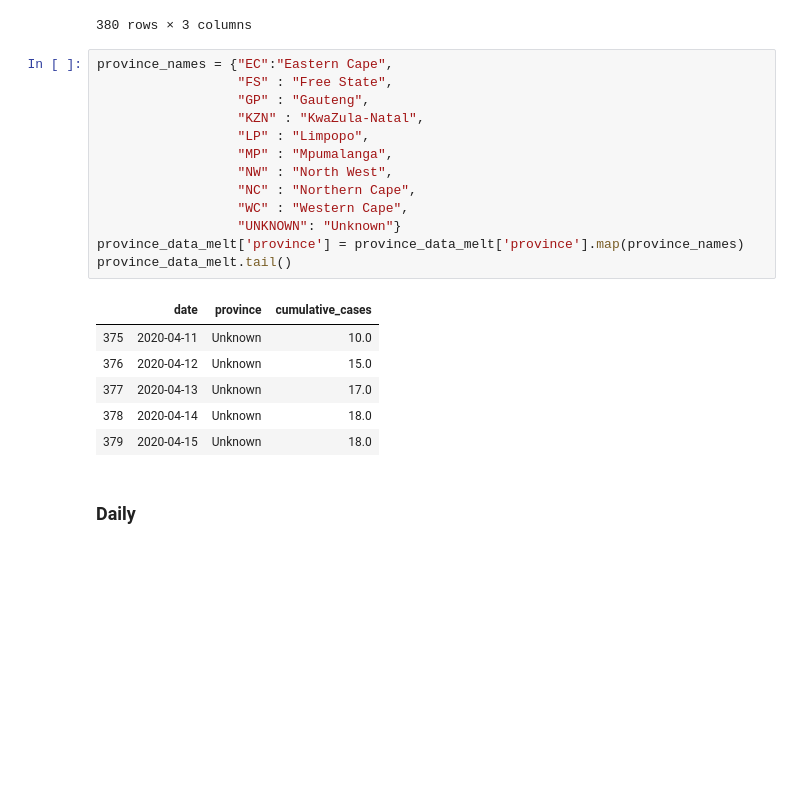
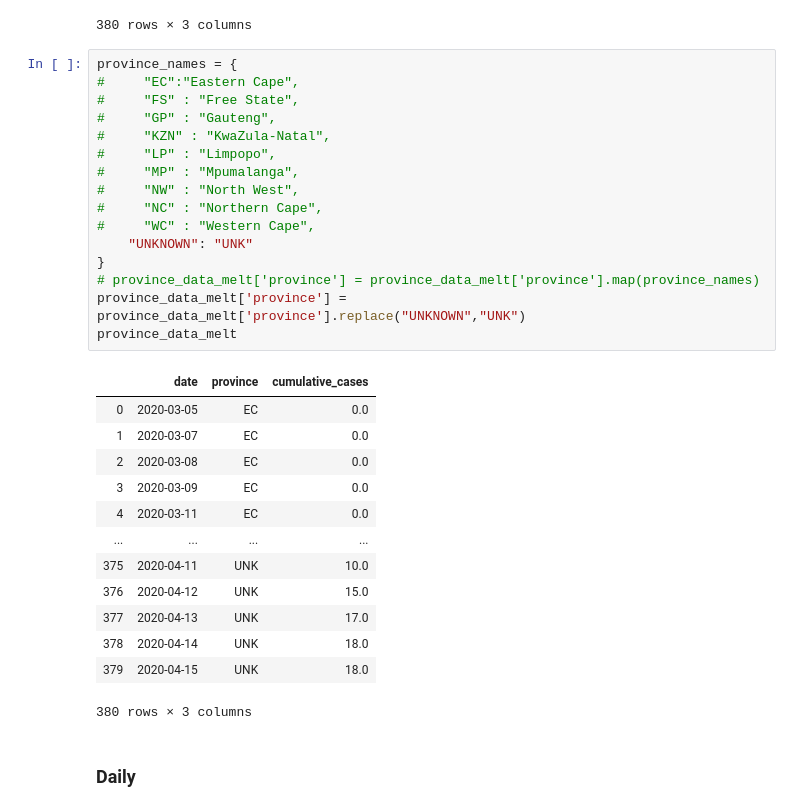
Before and after one commit to SimonRosen173/Covid19SAData, a Jupyter notebook: Data_Preprocessing.ipynb, the cells around one changed output. Saved outputs shown, nothing was run; the diff lists cells and outputs as text; blank space fills up the shorter version.

```diff
--- a/Data_Preprocessing.ipynb
+++ b/Data_Preprocessing.ipynb
@@ -96,25 +96,35 @@ province_data_melt
 | 379 | 2020-04-15 | UNKNOWN | 18.0 |
 380 rows × 3 columns
 # %%
-province_names = {"EC":"Eastern Cape",
-                  "FS" : "Free State",
-                  "GP" : "Gauteng",
-                  "KZN" : "KwaZula-Natal",
-                  "LP" : "Limpopo",
-                  "MP" : "Mpumalanga",
-                  "NW" : "North West",
-                  "NC" : "Northern Cape",
-                  "WC" : "Western Cape",
-                  "UNKNOWN": "Unknown"}
-province_data_melt['province'] = province_data_melt['province'].map(province_names)
-province_data_melt.tail()
+province_names = {
+#     "EC":"Eastern Cape",
+#     "FS" : "Free State",
+#     "GP" : "Gauteng",
+#     "KZN" : "KwaZula-Natal",
+#     "LP" : "Limpopo",
+#     "MP" : "Mpumalanga",
+#     "NW" : "North West",
+#     "NC" : "Northern Cape",
+#     "WC" : "Western Cape",
+    "UNKNOWN": "UNK"
+}
+# province_data_melt['province'] = province_data_melt['province'].map(province_names)
+province_data_melt['province'] = province_data_melt['province'].replace("UNKNOWN","UNK")
+province_data_melt
 # %% [output]
 |  | date | province | cumulative_cases |
-| 375 | 2020-04-11 | Unknown | 10.0 |
-| 376 | 2020-04-12 | Unknown | 15.0 |
-| 377 | 2020-04-13 | Unknown | 17.0 |
-| 378 | 2020-04-14 | Unknown | 18.0 |
-| 379 | 2020-04-15 | Unknown | 18.0 |
+| 0 | 2020-03-05 | EC | 0.0 |
+| 1 | 2020-03-07 | EC | 0.0 |
+| 2 | 2020-03-08 | EC | 0.0 |
+| 3 | 2020-03-09 | EC | 0.0 |
+| 4 | 2020-03-11 | EC | 0.0 |
+| ... | ... | ... | ... |
+| 375 | 2020-04-11 | UNK | 10.0 |
+| 376 | 2020-04-12 | UNK | 15.0 |
+| 377 | 2020-04-13 | UNK | 17.0 |
+| 378 | 2020-04-14 | UNK | 18.0 |
+| 379 | 2020-04-15 | UNK | 18.0 |
+380 rows × 3 columns
 # %% [markdown]
 ### Daily
 # %%
```
Also changed, not shown: parts of 7 cells of this notebook, 27 other files.
